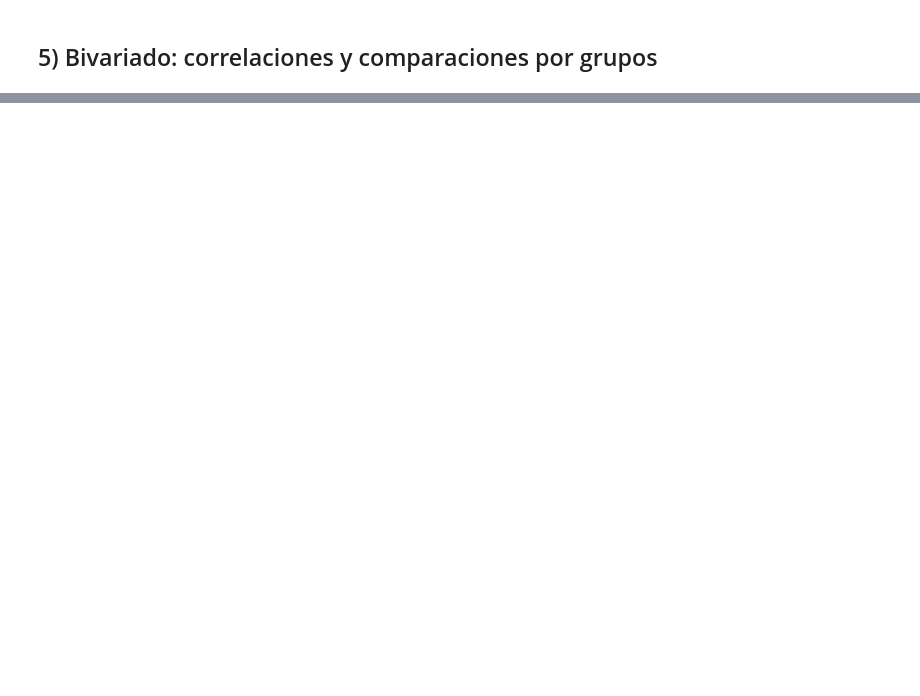
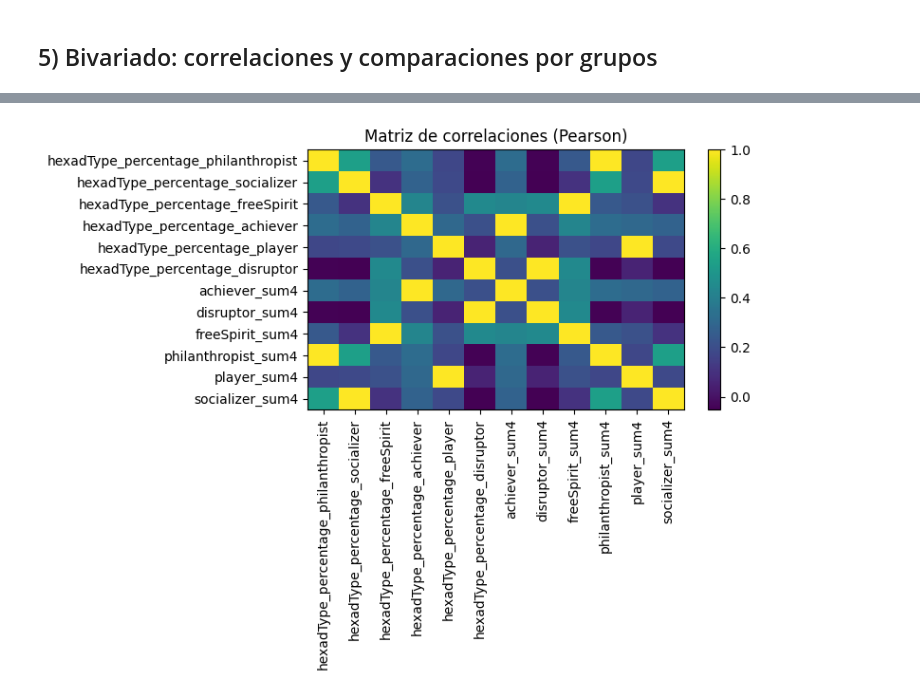
Before and after one commit to JesusConnolly/eda-hexad-study2, a Jupyter notebook: notebooks/EDA_HEXAD12.ipynb, the cells around one changed output, grey strips where cells are left out. Saved outputs shown, nothing was run; the diff lists cells and outputs as text; code cells hidden in the pictures; blank space fills up the shorter version.

```diff
--- a/notebooks/EDA_HEXAD12.ipynb
+++ b/notebooks/EDA_HEXAD12.ipynb
@@ -114,15 +197,26 @@ alphas
 # %% [markdown]
 ## 5) Bivariado: correlaciones y comparaciones por grupos
 # %%
-targets = perc_cols + [c for c in df.columns if c.endswith('_sum4')]
-corr = df[targets].corr(method='pearson')
-display(corr.round(2))
+# 5.1 Correlaciones entre rasgos
+# Incluye porcentajes y sumas de 4 ítems
 
-plt.figure(figsize=(8,6))
-plt.imshow(corr, aspect='auto', interpolation='nearest')
-plt.colorbar(); plt.xticks(range(len(corr.columns)), corr.columns, rotation=90)
-plt.yticks(range(len(corr.index)), corr.index); plt.title('Matriz de correlaciones (Pearson)')
-plt.tight_layout(); plt.savefig(PLOTS_DIR / 'correlaciones_heatmap.png', bbox_inches='tight'); plt.show()
 
-age_corr = df[perc_cols + ['age_num']].corr().loc('age_num') if 'age_num' in df.columns else None
-age_corr
+targets = [c for c in df.columns if c.startswith('hexadType_percentage_')] \
+        + [c for c in df.columns if c.endswith('_sum4')]
+
+if targets:
+    corr = df[targets].corr(method='pearson')
+    display(corr.round(2))
+
+    plt.figure(figsize=(8,6))
+    plt.imshow(corr, aspect='auto', interpolation='nearest')
+    plt.colorbar()
+    plt.xticks(range(len(corr.columns)), corr.columns, rotation=90)
+    plt.yticks(range(len(corr.index)), corr.index)
+    plt.title("Matriz de correlaciones (Pearson)")
+    plt.tight_layout()
+    plt.savefig(PLOTS_DIR / "correlaciones_heatmap.png", bbox_inches="tight")
+    plt.show()
+else:
+    print("⚠ No encontré columnas de porcentajes o sumas de 4 ítems para correlaciones.")
+# %% [output]
@@ -128,0 +236 @@ age_corr
+[figure, added]
```
Also changed, not shown: parts of 10 cells of this notebook.
